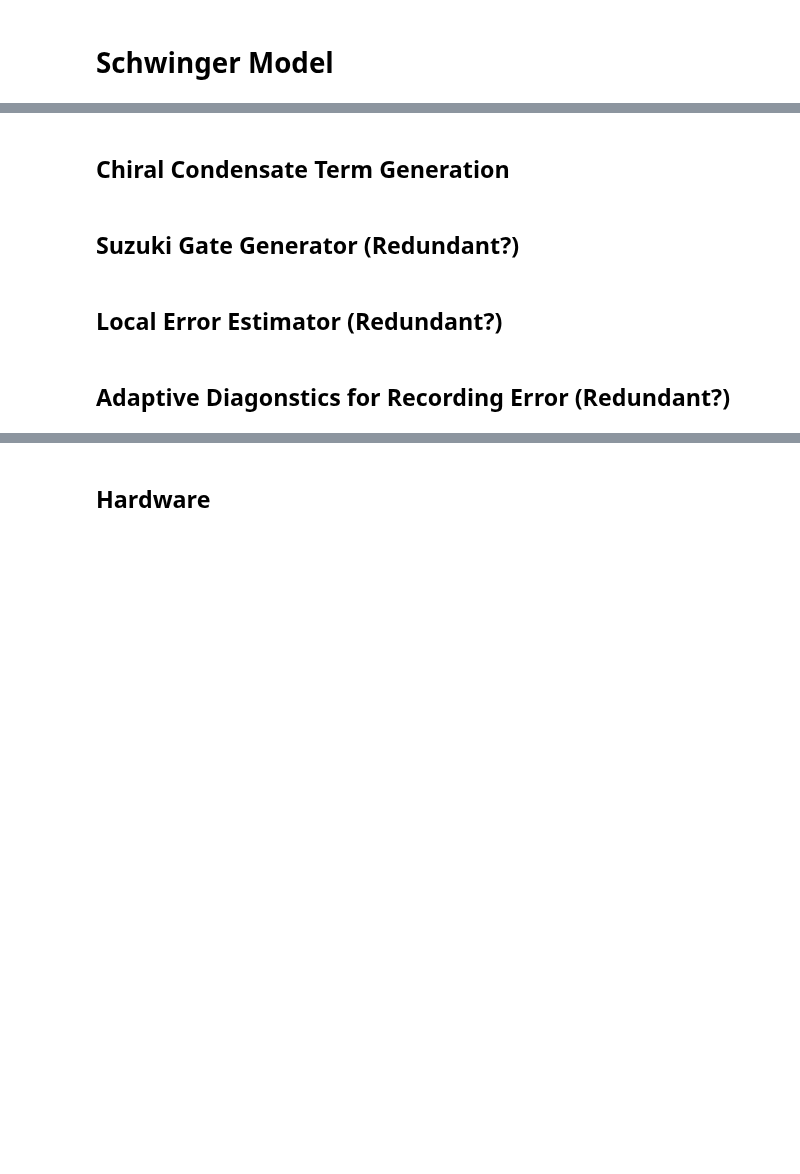
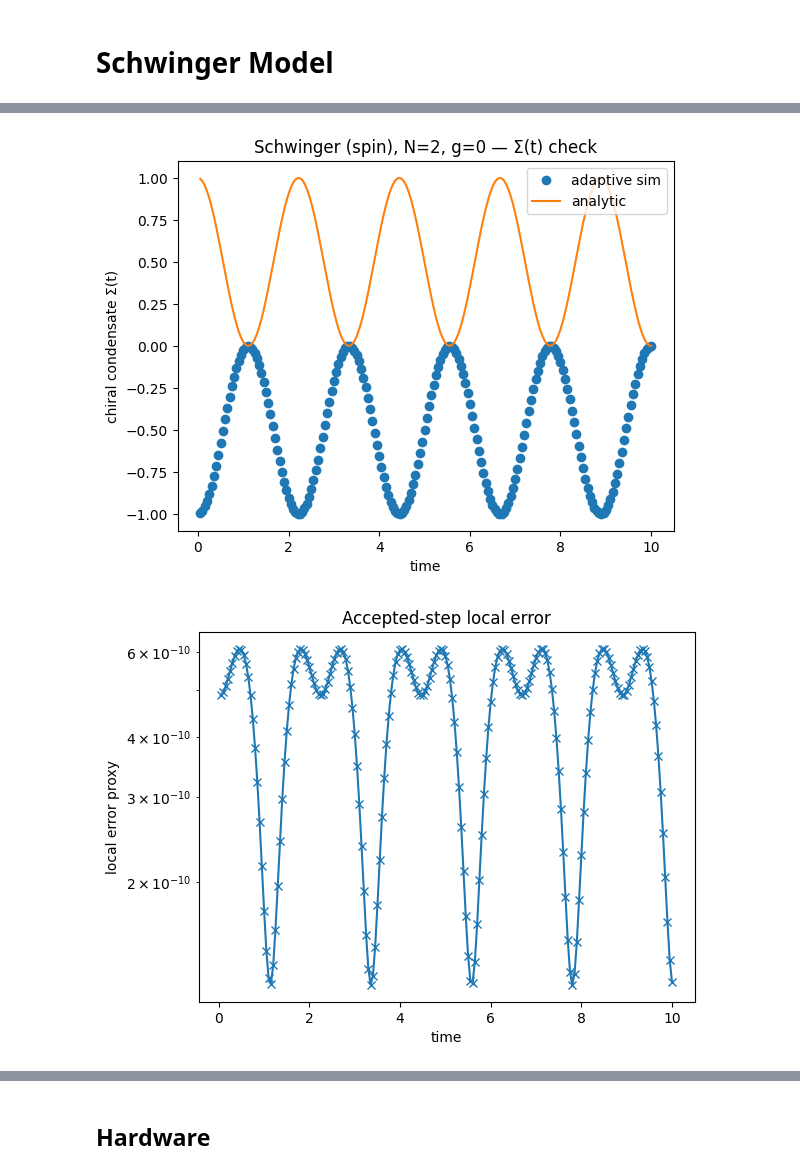
Before and after one commit to cogburner/Quantum-Schwinger, a Jupyter notebook: adaptive_scratch.ipynb, the cells around one changed output, grey strips where cells are left out. Cells and saved outputs as stored; diff of their text form; code cells hidden in the pictures; blank space fills up the shorter version.

```diff
--- a/adaptive_scratch.ipynb
+++ b/adaptive_scratch.ipynb
@@ -362,2 +464,0 @@ def schwinger_spin_hamiltonian(N: int, x: float = 1.0, m: float = 0.0, g: float
-# %% [markdown]
-## Chiral Condensate Term Generation
@@ -376,2 +464,0 @@ def chiral_condensate_op(N: int) -> SparsePauliOp:
-# %% [markdown]
-## Suzuki Gate Generator (Redundant?)
@@ -383,2 +464,0 @@ def suzuki_gate(op: SparsePauliOp, dt: float, order=2):
-# %% [markdown]
-## Local Error Estimator (Redundant?)
@@ -394,2 +464,0 @@ def local_error_estimate(op, psi: Statevector, dt: float, order=2):
-# %% [markdown]
-## Adaptive Diagonstics for Recording Error (Redundant?)
@@ -430 +465,62 @@ def adaptive_schwinger_diagnostics(N, x, m, g, T, ell=0.0, order=2, tol=2e-3,
+# %%
+# --- Helper: build a Statevector from site bits (site 0 = leftmost) ---
+from qiskit.quantum_info import Statevector
+
+def state_from_sites(site_bits):
+    """site_bits: list/tuple of 0/1 of length N (left-to-right sites).
+       Returns a Qiskit Statevector in the matching computational basis state."""
+    N = len(site_bits)
+    # Qiskit's |label> ordering: leftmost char is qubit N-1
+    label = ''.join(str(site_bits[N-1-j]) for j in range(N))
+    return Statevector.from_label(label)
+
+def neel_bits(N, start_one=True):
+    """Return [1,0,1,0,...] if start_one else [0,1,0,1,...]."""
+    return [1 if ((j % 2) == 0) == start_one else 0 for j in range(N)]
+
+# --- Two-site analytic sanity check (g=0) ---
+import numpy as np
+import matplotlib.pyplot as plt
+
+# Use the adaptive Schwinger driver we already wrote, but pass psi0 explicitly
+N = 2
+x = 1.0
+m = 1.0        # try also m=0.4
+g = 0.0
+T = 10.0       # longer to see several periods
+
+psi0 = state_from_sites([0,1])  # |10> in site order
+
+schedule, times, errs, condensate, qc, op = adaptive_schwinger_diagnostics(
+    N, x, m, g, T, ell=0.0,
+    order=2, tol=1e-6,            # tight tol so time grid is smooth
+    dt_min=1e-4, dt_max=0.05,     # small steps to cleanly track the sine
+    grow=1.3, shrink=0.5,
+    drop_identity=True,
+    psi0=psi0
+)
+
+# Analytic curve for N=2
+Omega = np.sqrt(m*m + x*x)
+sigma_analytic = (m*m + x*x*np.cos(2*Omega*times)) / (Omega*Omega)
+
+# Plot Σ(t) (sim) vs analytic
+plt.figure()
+plt.plot(times, condensate, marker='o', linestyle='none', label='adaptive sim')
+plt.plot(times, sigma_analytic, linewidth=1.5, label='analytic')
+plt.xlabel("time")
+plt.ylabel("chiral condensate Σ(t)")
+plt.title("Schwinger (spin), N=2, g=0 — Σ(t) check")
+plt.legend()
+
+# Local error proxy
+plt.figure()
+plt.plot(times, errs, marker='x')
+plt.xlabel("time"); plt.ylabel("local error proxy")
+plt.yscale("log"); plt.title("Accepted-step local error")
+
+plt.show()
+# %% [output]
+[figure, added]
+[figure, added]
 # %%
```
Also changed, not shown: parts of 39 cells of this notebook.
